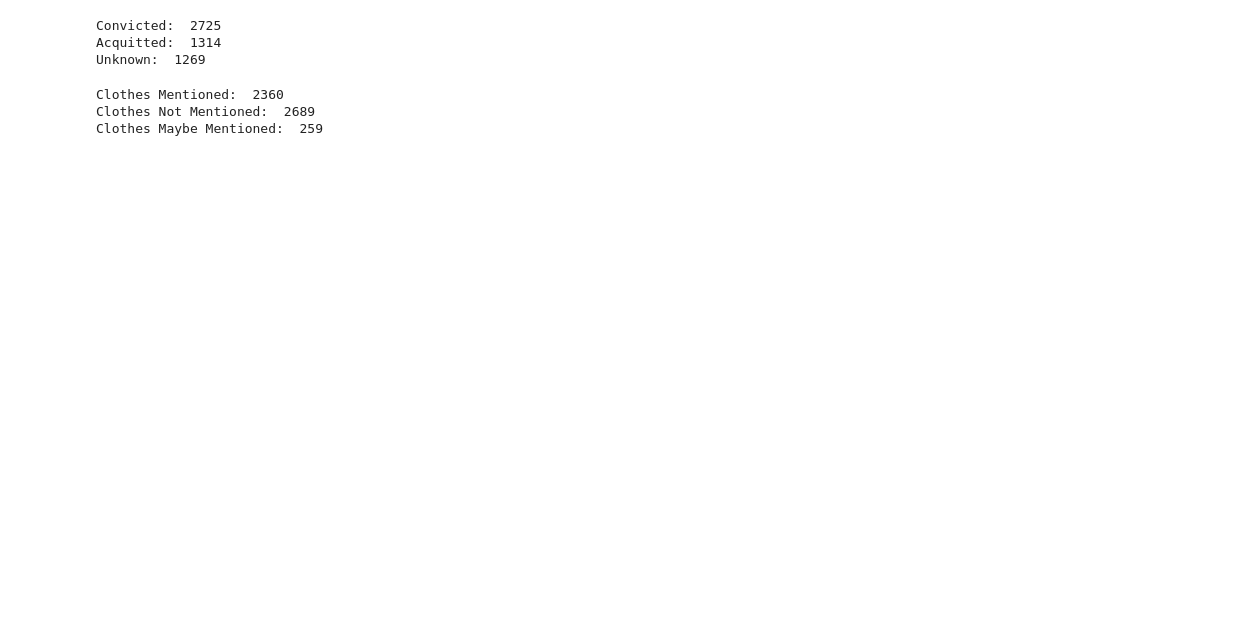
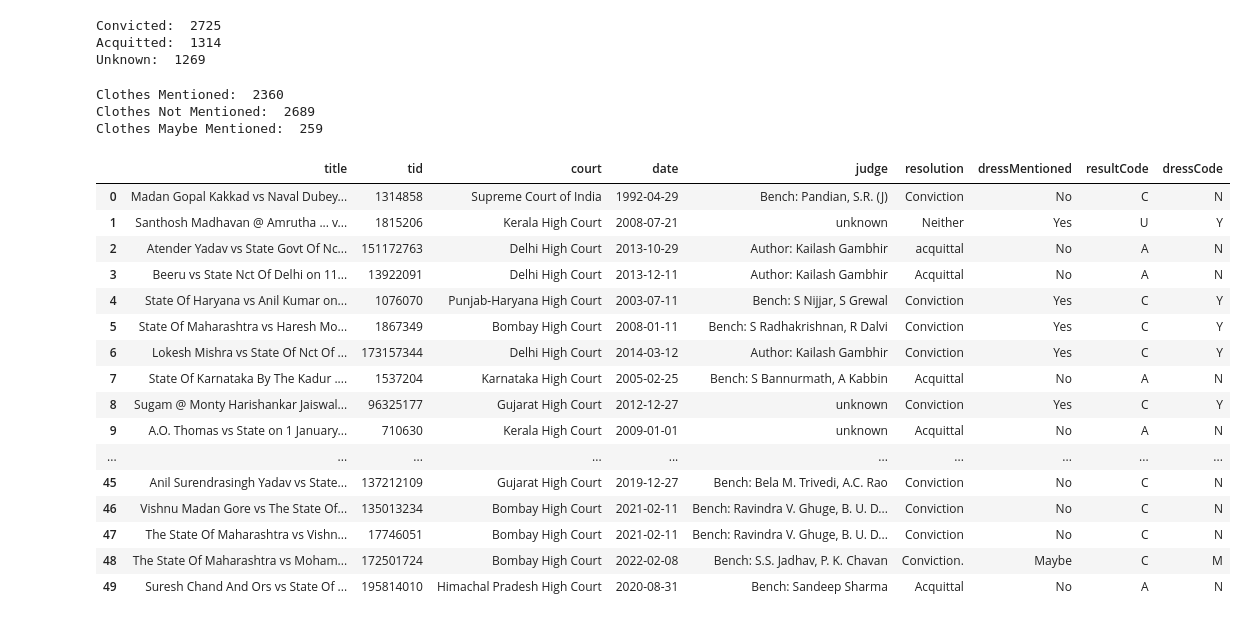
Before and after one commit to JuliusStein/kanoon_transcript_nlp, a Jupyter notebook: data_cleaning/cleaning.ipynb, the cells around one changed output. Cells and saved outputs as stored; diff of their text form; code cells hidden in the pictures; blank space fills up the shorter version.

Commit message:
data cleaning and early visuals

```diff
--- a/data_cleaning/cleaning.ipynb
+++ b/data_cleaning/cleaning.ipynb
@@ -115,3 +115,26 @@ print("Clothes Maybe Mentioned: ", len(caseFrame[caseFrame['dressCode'] == 'M'])
 Clothes Mentioned:  2360
 Clothes Not Mentioned:  2689
 Clothes Maybe Mentioned:  259
+# %%
+toWrite = caseFrame.copy(deep=True)
+toWrite = toWrite.drop('full_text', axis=1)
+toWrite.head(50)
+#toWrite.to_json("formattedData_noText.json")
+# %% [output]
+|  | title | tid | court | date | judge | resolution | dressMentioned | resultCode | dressCode |
+| 0 | Madan Gopal Kakkad vs Naval Dubey... | 1314858 | Supreme Court of India | 1992-04-29 | Bench: Pandian, S.R. (J) | Conviction | No | C | N |
+| 1 | Santhosh Madhavan @ Amrutha ... v... | 1815206 | Kerala High Court | 2008-07-21 | unknown | Neither | Yes | U | Y |
+| 2 | Atender Yadav vs State Govt Of Nc... | 151172763 | Delhi High Court | 2013-10-29 | Author: Kailash Gambhir | acquittal | No | A | N |
+| 3 | Beeru vs State Nct Of Delhi on 11... | 13922091 | Delhi High Court | 2013-12-11 | Author: Kailash Gambhir | Acquittal | No | A | N |
+| 4 | State Of Haryana vs Anil Kumar on... | 1076070 | Punjab-Haryana High Court | 2003-07-11 | Bench: S Nijjar, S Grewal | Conviction | Yes | C | Y |
+| 5 | State Of Maharashtra vs Haresh Mo... | 1867349 | Bombay High Court | 2008-01-11 | Bench: S Radhakrishnan, R Dalvi | Conviction | Yes | C | Y |
+| 6 | Lokesh Mishra vs State Of Nct Of ... | 173157344 | Delhi High Court | 2014-03-12 | Author: Kailash Gambhir | Conviction | Yes | C | Y |
+| 7 | State Of Karnataka By The Kadur .... | 1537204 | Karnataka High Court | 2005-02-25 | Bench: S Bannurmath, A Kabbin | Acquittal | No | A | N |
+| 8 | Sugam @ Monty Harishankar Jaiswal... | 96325177 | Gujarat High Court | 2012-12-27 | unknown | Conviction | Yes | C | Y |
+| 9 | A.O. Thomas vs State on 1 January... | 710630 | Kerala High Court | 2009-01-01 | unknown | Acquittal | No | A | N |
+| ... | ... | ... | ... | ... | ... | ... | ... | ... | ... |
+| 45 | Anil Surendrasingh Yadav vs State... | 137212109 | Gujarat High Court | 2019-12-27 | Bench: Bela M. Trivedi, A.C. Rao | Conviction | No | C | N |
+| 46 | Vishnu Madan Gore vs The State Of... | 135013234 | Bombay High Court | 2021-02-11 | Bench: Ravindra V. Ghuge, B. U. D... | Conviction | No | C | N |
+| 47 | The State Of Maharashtra vs Vishn... | 17746051 | Bombay High Court | 2021-02-11 | Bench: Ravindra V. Ghuge, B. U. D... | Conviction | No | C | N |
+| 48 | The State Of Maharashtra vs Moham... | 172501724 | Bombay High Court | 2022-02-08 | Bench: S.S. Jadhav, P. K. Chavan | Conviction. | Maybe | C | M |
+| 49 | Suresh Chand And Ors vs State Of ... | 195814010 | Himachal Pradesh High Court | 2020-08-31 | Bench: Sandeep Sharma | Acquittal | No | A | N |
```
Also changed, not shown: parts of 7 cells of this notebook, 15 other files.
